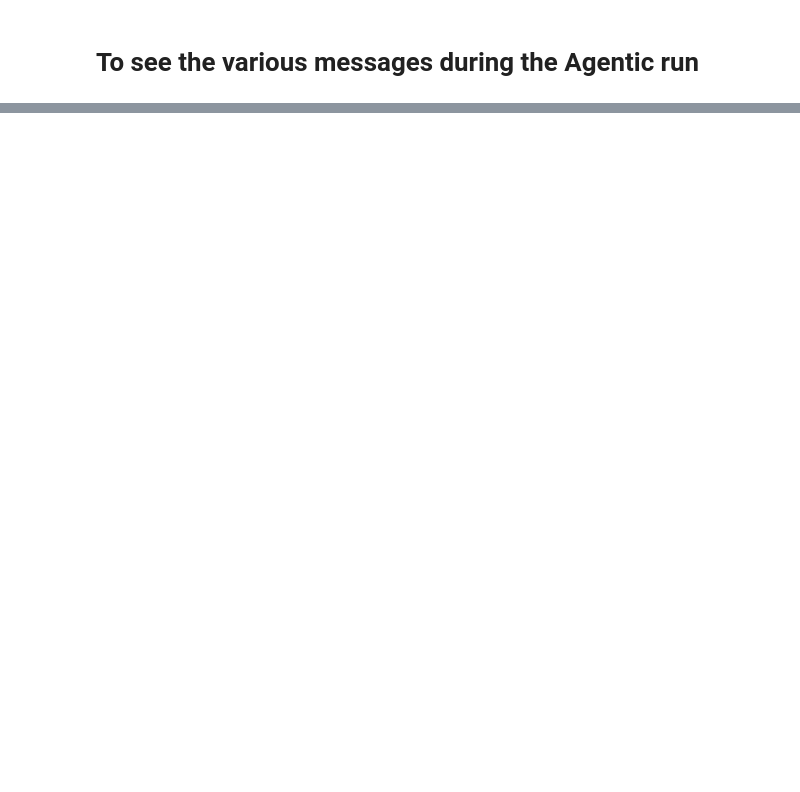
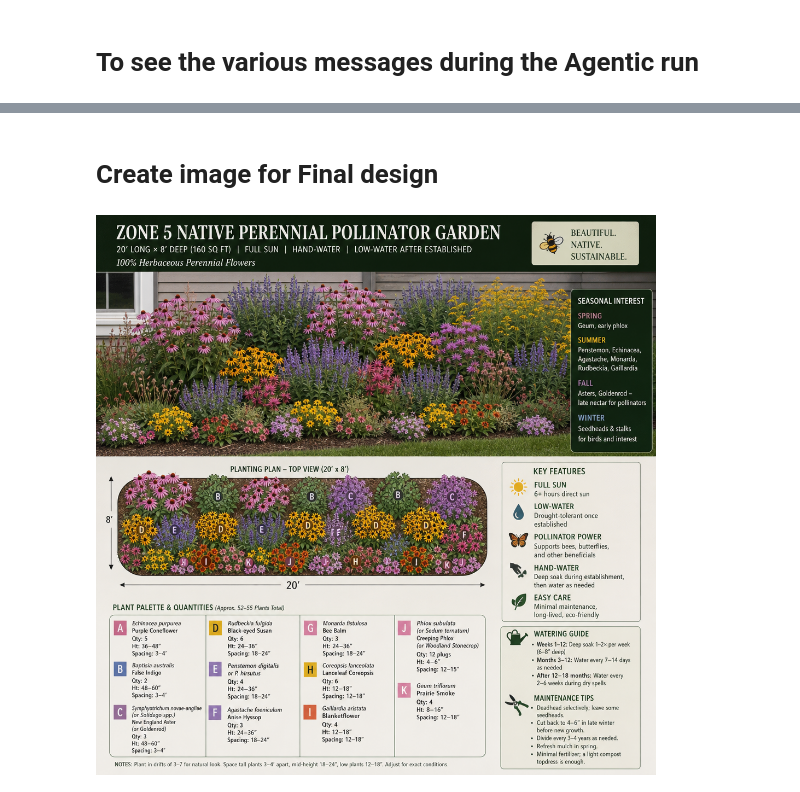
Before and after one commit to amit-sw/colab_notebooks, a Jupyter notebook: 20260727_Landscape.ipynb, the cells around one changed output, grey strips where cells are left out. Cells and saved outputs as stored; diff of their text form; code cells hidden in the pictures; blank space fills up the shorter version.

```diff
--- a/20260727_Landscape.ipynb
+++ b/20260727_Landscape.ipynb
@@ -585,2 +589,34 @@ print(json.dumps(messages, indent=2))
   }
 ]
+# %% [markdown]
+# Create image for Final design
+# %%
+
+
+from openai import OpenAI
+from IPython.display import display, Image
+import base64
+
+client = OpenAI()
+
+prompt = """Create a professional looking landscape mockup based on the design created here.  """
+
+resultImg = client.images.generate(
+    model="gpt-image-2",
+    prompt=prompt+final_design,
+    size="1024x1024"
+)
+
+# Decode image data
+image_base64 = resultImg.data[0].b64_json
+image_bytes = base64.b64decode(image_base64)
+
+#Save to file
+filename="landscape_design.png"
+with open(filename, "wb") as f:
+    f.write(image_bytes)
+
+# Display inline
+display(Image(filename=filename))
+# %% [output]
+[figure, added]
```
Also changed, not shown: parts of 3 cells of this notebook.
